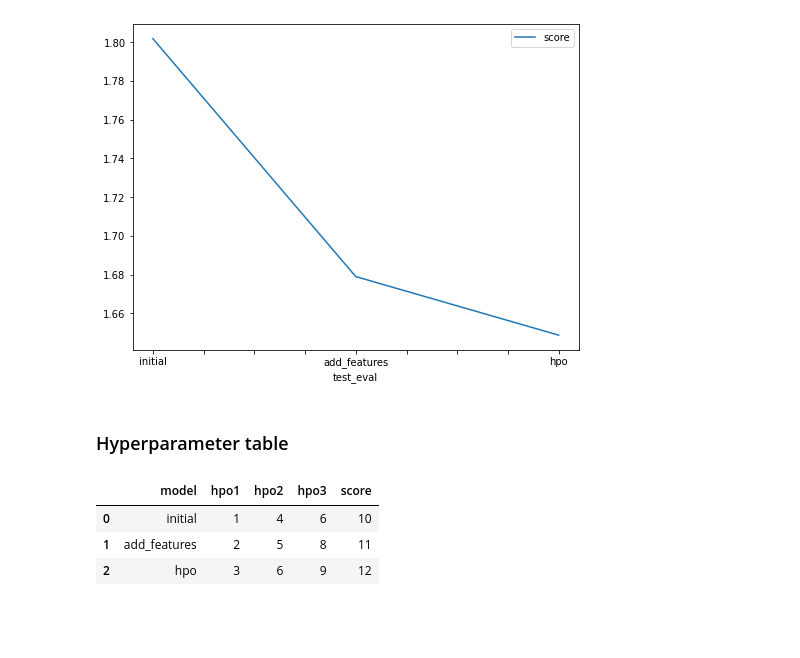
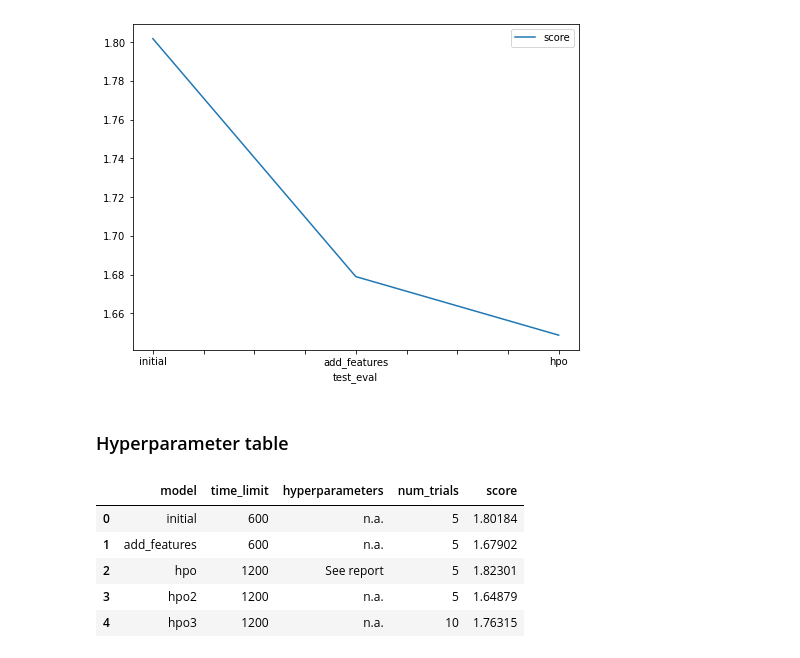
Before and after one commit to Sjoerd457/nd009t-c1-intro-to-ml-project-starter, a Jupyter notebook: project-template.ipynb, the cells around one changed output. Saved outputs shown, nothing was run; the diff lists cells and outputs as text; code cells hidden in the pictures; blank space fills up the shorter version.

Commit message:
Add table
Add table according to feedback project

```diff
--- a/project-template.ipynb
+++ b/project-template.ipynb
@@ -950,17 +950,19 @@ fig.savefig('model_test_score.png')
 [figure]
 # %% [markdown]
 ### Hyperparameter table
-# %%
-# The 3 hyperparameters we tuned with the kaggle score as the result
-pd.DataFrame({
-    "model": ["initial", "add_features", "hpo"],
-    "hpo1": [1, 2, 3],
-    "hpo2": [4, 5, 6],
-    "hpo3": [6, 8, 9],
-    "score": [10, 11, 12]
-})
-# %% [output]
-|  | model | hpo1 | hpo2 | hpo3 | score |
-| 0 | initial | 1 | 4 | 6 | 10 |
-| 1 | add_features | 2 | 5 | 8 | 11 |
-| 2 | hpo | 3 | 6 | 9 | 12 |
+# %%
+# The 3 hyperparameters we tuned with the kaggle score as the result
+pd.DataFrame({
+    "model": ["initial", "add_features", "hpo", "hpo2", "hpo3"],
+    "time_limit": [600, 600, 1200,1200,1200],
+    "hyperparameters": ["n.a.", "n.a.", "See report","n.a.","n.a."],
+    "num_trials": [5, 5, 5,5,10],
+    "score": [1.80184, 1.67902, 1.82301,1.64879,1.76315]
+})
+# %% [output]
+|  | model | time_limit | hyperparameters | num_trials | score |
+| 0 | initial | 600 | n.a. | 5 | 1.80184 |
+| 1 | add_features | 600 | n.a. | 5 | 1.67902 |
+| 2 | hpo | 1200 | See report | 5 | 1.82301 |
+| 3 | hpo2 | 1200 | n.a. | 5 | 1.64879 |
+| 4 | hpo3 | 1200 | n.a. | 10 | 1.76315 |
```
